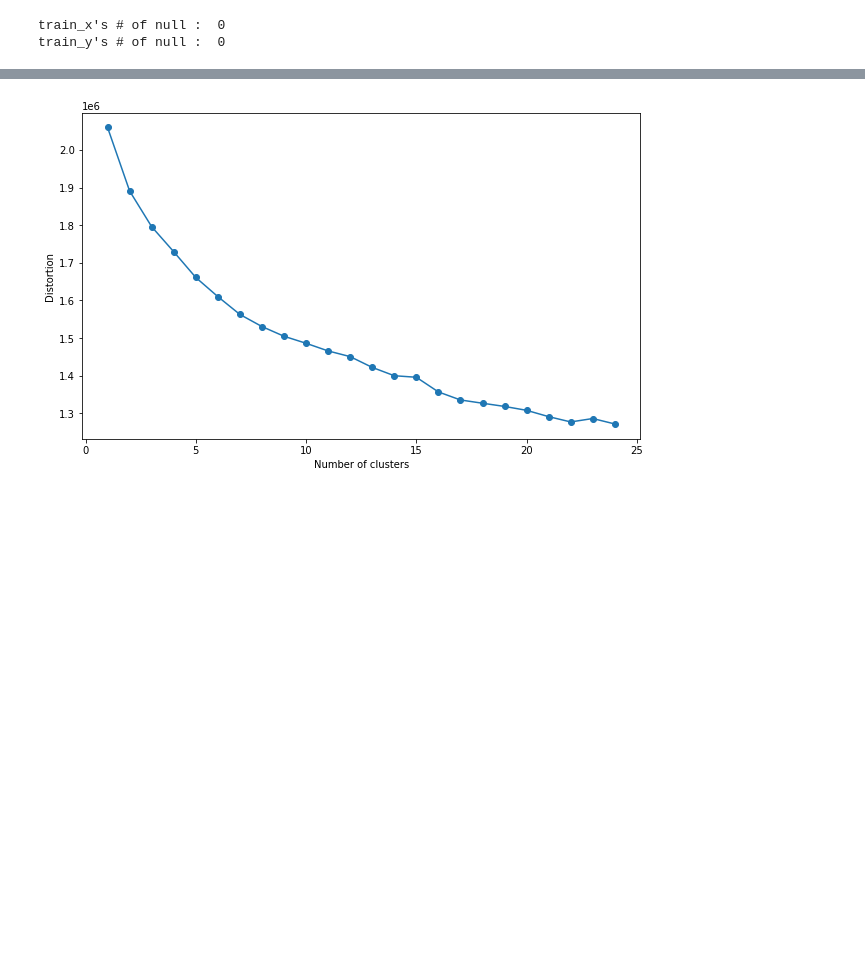
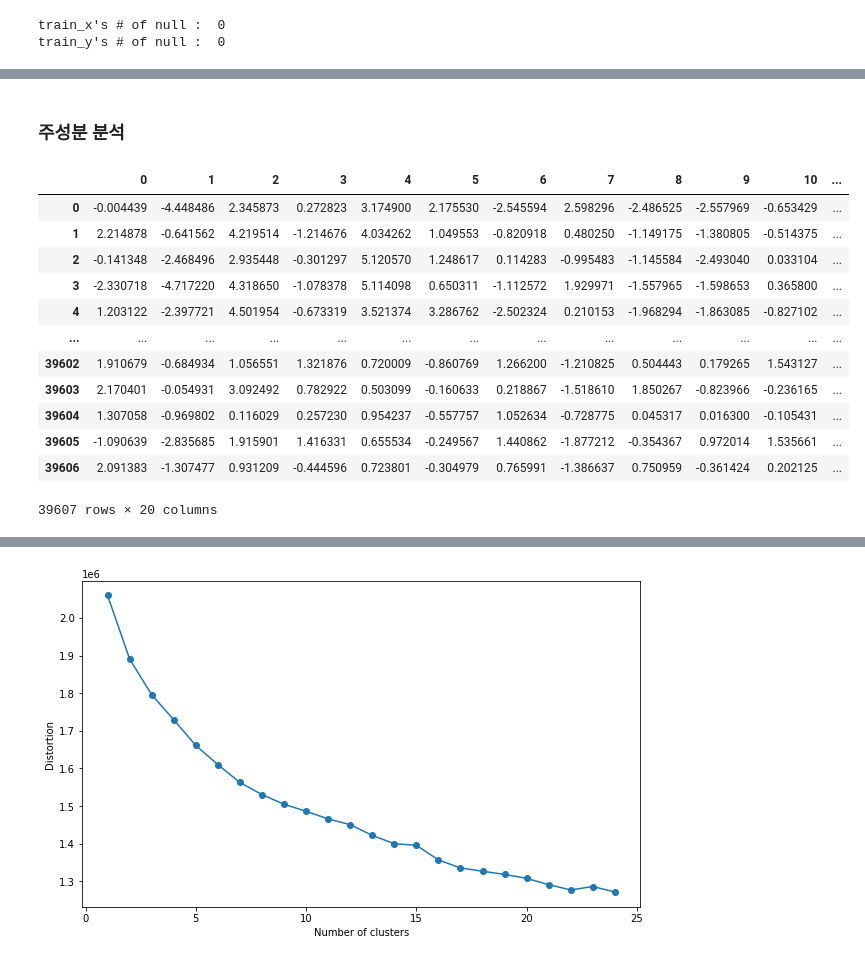
Before and after one commit to Hyunseo-BA/Dacon, a Jupyter notebook: Check_data.ipynb, the cells around one changed output, grey strips where cells are left out. Saved outputs shown, nothing was run; the diff lists cells and outputs as text; code cells hidden in the pictures; blank space fills up the shorter version.

```diff
--- a/Check_data.ipynb
+++ b/Check_data.ipynb
@@ -106,0 +372,24 @@ train_x_scl
+# %% [markdown]
+### 주성분 분석
+# %%
+from sklearn.decomposition import PCA
+
+pca = PCA(n_components=20)
+pc = pca.fit_transform(train_x_scl)
+pc_df = pd.DataFrame(pc)
+
+pc_df
+# %% [output]
+|  | 0 | 1 | 2 | 3 | 4 | 5 | 6 | 7 | 8 | 9 | 10 | ... |
+| 0 | -0.004439 | -4.448486 | 2.345873 | 0.272823 | 3.174900 | 2.175530 | -2.545594 | 2.598296 | -2.486525 | -2.557969 | -0.653429 | ... |
+| 1 | 2.214878 | -0.641562 | 4.219514 | -1.214676 | 4.034262 | 1.049553 | -0.820918 | 0.480250 | -1.149175 | -1.380805 | -0.514375 | ... |
+| 2 | -0.141348 | -2.468496 | 2.935448 | -0.301297 | 5.120570 | 1.248617 | 0.114283 | -0.995483 | -1.145584 | -2.493040 | 0.033104 | ... |
+| 3 | -2.330718 | -4.717220 | 4.318650 | -1.078378 | 5.114098 | 0.650311 | -1.112572 | 1.929971 | -1.557965 | -1.598653 | 0.365800 | ... |
+| 4 | 1.203122 | -2.397721 | 4.501954 | -0.673319 | 3.521374 | 3.286762 | -2.502324 | 0.210153 | -1.968294 | -1.863085 | -0.827102 | ... |
+| ... | ... | ... | ... | ... | ... | ... | ... | ... | ... | ... | ... | ... |
+| 39602 | 1.910679 | -0.684934 | 1.056551 | 1.321876 | 0.720009 | -0.860769 | 1.266200 | -1.210825 | 0.504443 | 0.179265 | 1.543127 | ... |
+| 39603 | 2.170401 | -0.054931 | 3.092492 | 0.782922 | 0.503099 | -0.160633 | 0.218867 | -1.518610 | 1.850267 | -0.823966 | -0.236165 | ... |
+| 39604 | 1.307058 | -0.969802 | 0.116029 | 0.257230 | 0.954237 | -0.557757 | 1.052634 | -0.728775 | 0.045317 | 0.016300 | -0.105431 | ... |
+| 39605 | -1.090639 | -2.835685 | 1.915901 | 1.416331 | 0.655534 | -0.249567 | 1.440862 | -1.877212 | -0.354367 | 0.972014 | 1.535661 | ... |
+| 39606 | 2.091383 | -1.307477 | 0.931209 | -0.444596 | 0.723801 | -0.304979 | 0.765991 | -1.386637 | 0.750959 | -0.361424 | 0.202125 | ... |
+39607 rows × 20 columns
```
Also changed, not shown: parts of 45 cells of this notebook, 3 other files.
